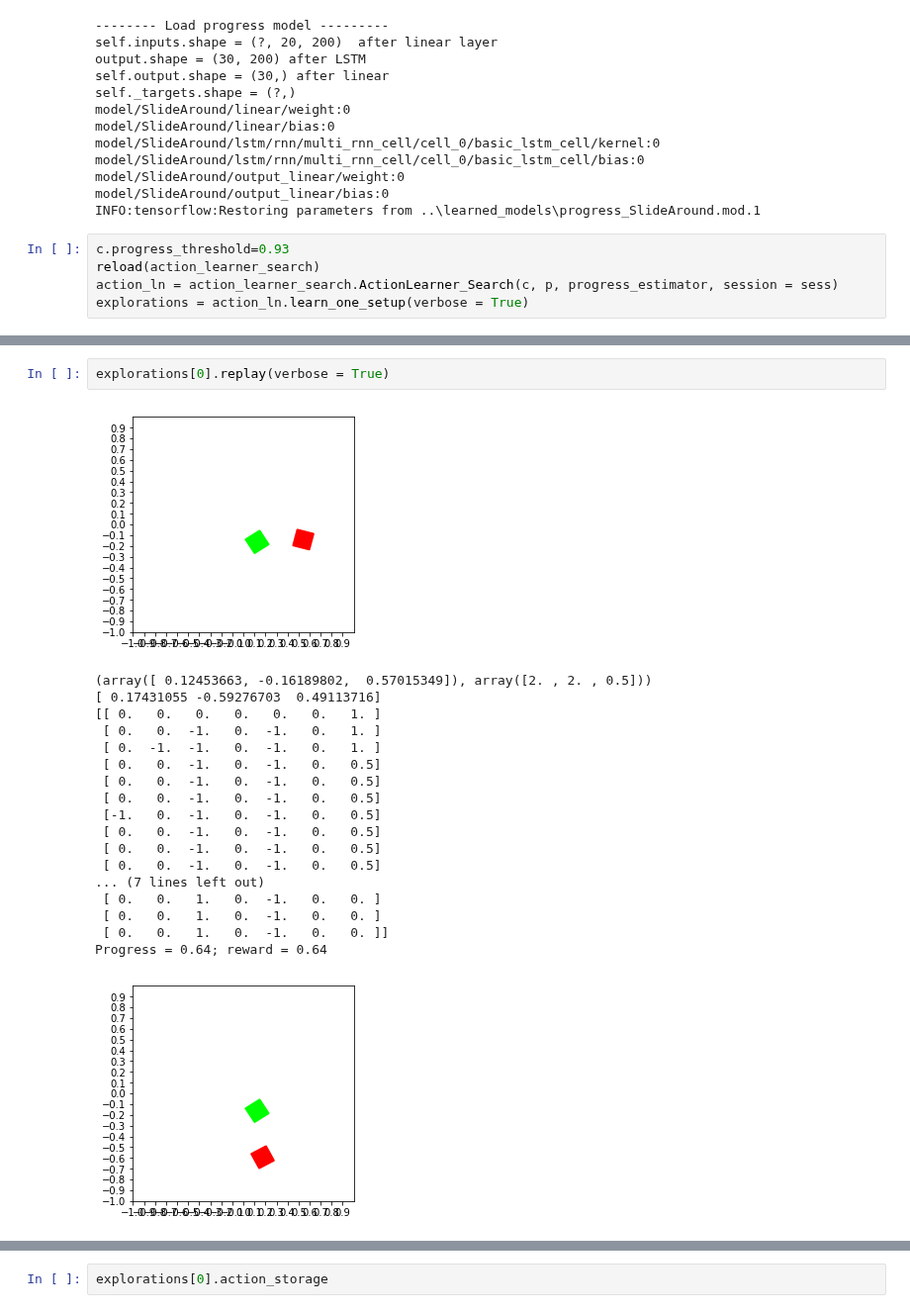
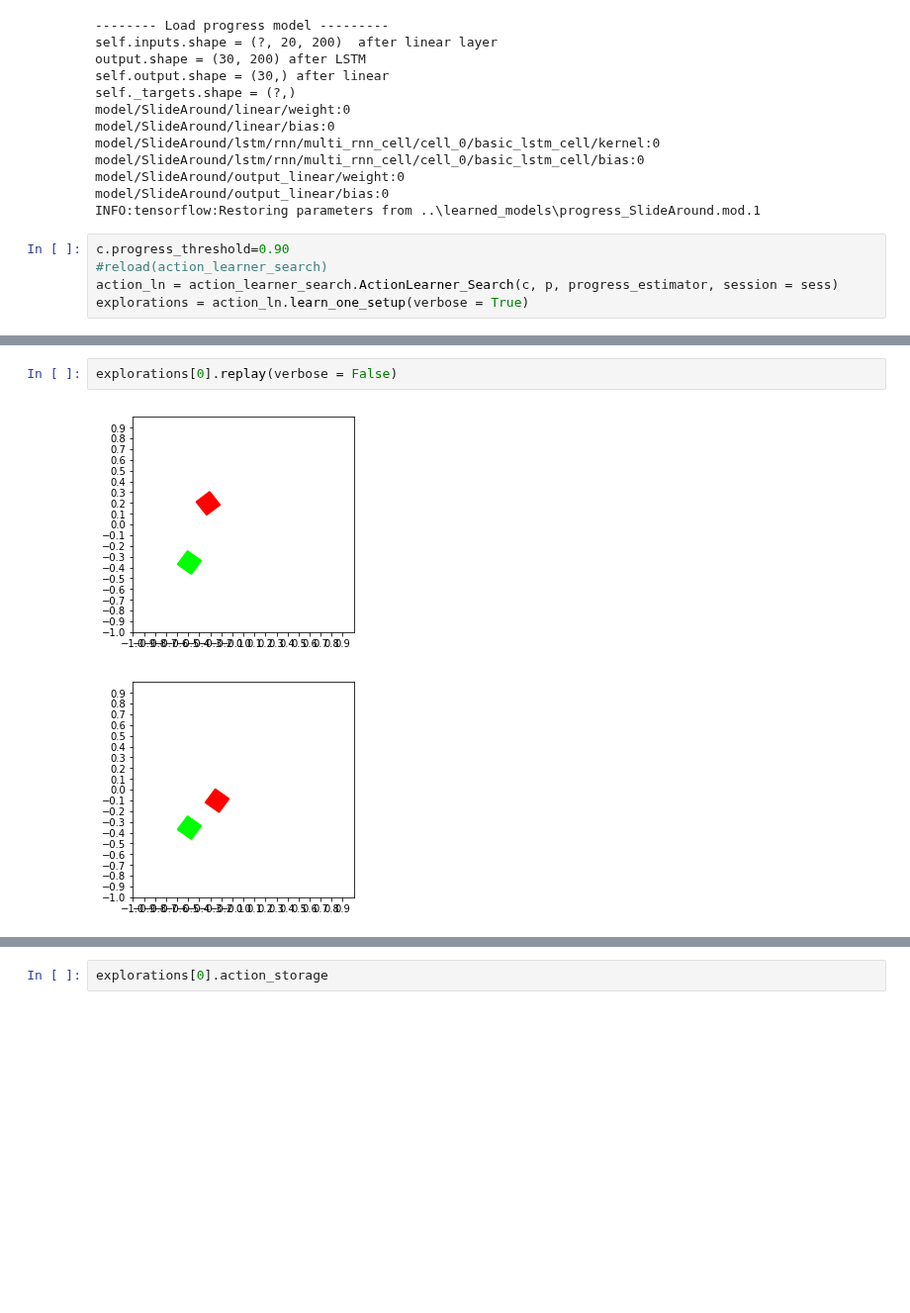
Before and after one commit to tuandnvn/learn-to-perform, a Jupyter notebook: notebooks/test_action_learner_search.ipynb, the cells around one changed output, grey strips where cells are left out. Shown at 99% size. Saved outputs shown, nothing was run; the diff lists cells and outputs as text; blank space fills up the shorter version.

Commit message:
Finally fix the discrete searcher

```diff
--- a/notebooks/test_action_learner_search.ipynb
+++ b/notebooks/test_action_learner_search.ipynb
@@ -68,8 +68,8 @@ model/SlideAround/output_linear/weight:0
 model/SlideAround/output_linear/bias:0
 INFO:tensorflow:Restoring parameters from ..\learned_models\progress_SlideAround.mod.1
 # %%
-c.progress_threshold=0.93
-reload(action_learner_search)
+c.progress_threshold=0.90
+#reload(action_learner_search)
 action_ln = action_learner_search.ActionLearner_Search(c, p, progress_estimator, session = sess)
 explorations = action_ln.learn_one_setup(verbose = True)
 # %% [output]
@@ -93,22 +93,5 @@ exploration_index = 8
 # %%
-explorations[0].replay(verbose = True)
+explorations[0].replay(verbose = False)
 # %% [output]
-[figure, old version]
+[figure, new version]
-(array([ 0.12453663, -0.16189802,  0.57015349]), array([2. , 2. , 0.5]))
-[ 0.17431055 -0.59276703  0.49113716]
-[[ 0.   0.   0.   0.   0.   0.   1. ]
- [ 0.   0.  -1.   0.  -1.   0.   1. ]
- [ 0.  -1.  -1.   0.  -1.   0.   1. ]
- [ 0.   0.  -1.   0.  -1.   0.   0.5]
- [ 0.   0.  -1.   0.  -1.   0.   0.5]
- [ 0.   0.  -1.   0.  -1.   0.   0.5]
- [-1.   0.  -1.   0.  -1.   0.   0.5]
- [ 0.   0.  -1.   0.  -1.   0.   0.5]
- [ 0.   0.  -1.   0.  -1.   0.   0.5]
- [ 0.   0.  -1.   0.  -1.   0.   0.5]
-... (7 lines left out)
- [ 0.   0.   1.   0.  -1.   0.   0. ]
- [ 0.   0.   1.   0.  -1.   0.   0. ]
- [ 0.   0.   1.   0.  -1.   0.   0. ]]
-Progress = 0.64; reward = 0.64
-[figure, old version]
+[figure, new version]
```
Also changed, not shown: parts of 22 cells of this notebook, 4 other files.
